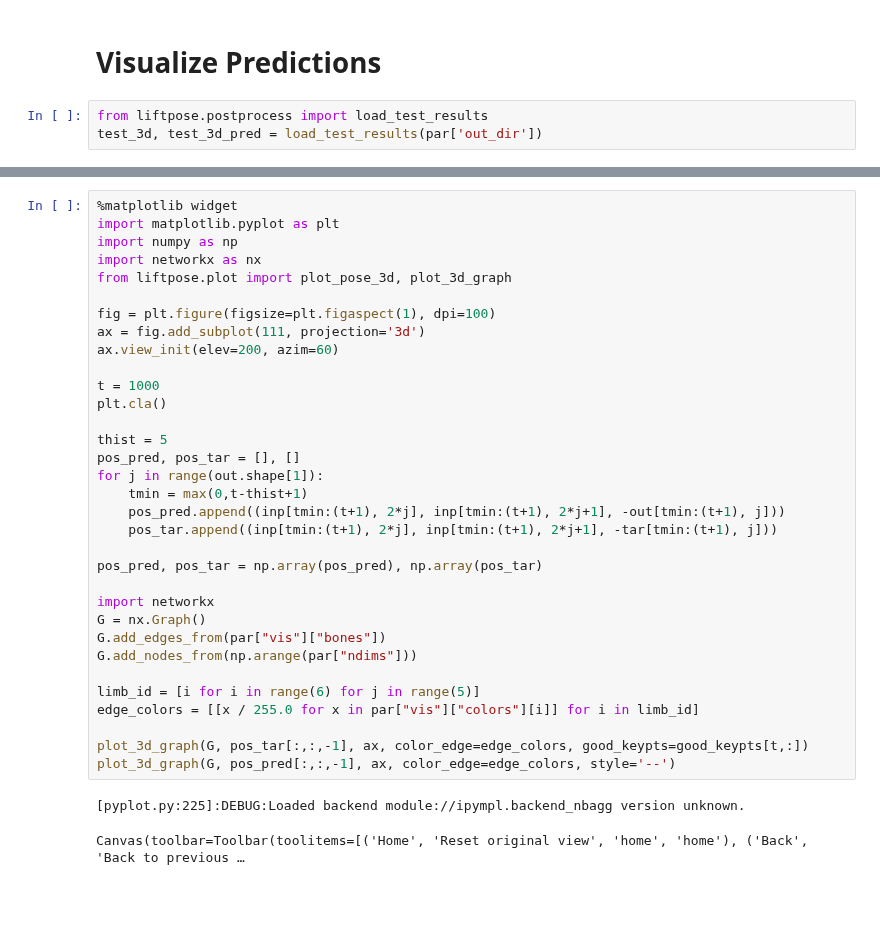
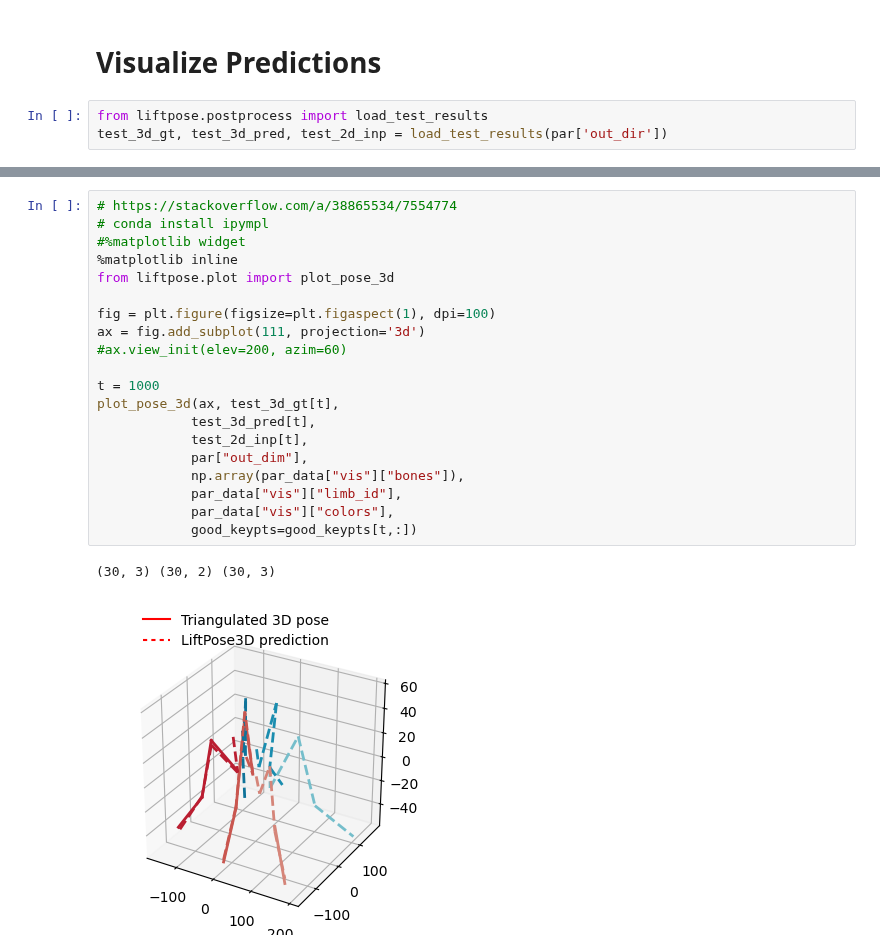
Before and after one commit to NeLy-EPFL/LiftPose3D, a Jupyter notebook: examples/fly_prism/fly_prism.ipynb, the cells around one changed output, grey strips where cells are left out. Drawn from its saved outputs; the diff is of its cells as text; blank space fills up the shorter version.

```diff
--- a/examples/fly_prism/fly_prism.ipynb
+++ b/examples/fly_prism/fly_prism.ipynb
@@ -73,4 +82,4 @@ lp3d_test(par['out_dir'])
 # Visualize Predictions
 # %%
 from liftpose.postprocess import load_test_results
-test_3d, test_3d_pred = load_test_results(par['out_dir'])
+test_3d_gt, test_3d_pred, test_2d_inp = load_test_results(par['out_dir'])
@@ -112,36 +86,23 @@ inp += inp_offset
-# %%
-%matplotlib widget
-import matplotlib.pyplot as plt
-import numpy as np
-import networkx as nx
-from liftpose.plot import plot_pose_3d, plot_3d_graph
-
-fig = plt.figure(figsize=plt.figaspect(1), dpi=100)
-ax = fig.add_subplot(111, projection='3d')
-ax.view_init(elev=200, azim=60)
-
-t = 1000
-plt.cla()
-
-thist = 5
-pos_pred, pos_tar = [], []
-for j in range(out.shape[1]):
-    tmin = max(0,t-thist+1)
-    pos_pred.append((inp[tmin:(t+1), 2*j], inp[tmin:(t+1), 2*j+1], -out[tmin:(t+1), j]))
-    pos_tar.append((inp[tmin:(t+1), 2*j], inp[tmin:(t+1), 2*j+1], -tar[tmin:(t+1), j]))
-
-pos_pred, pos_tar = np.array(pos_pred), np.array(pos_tar)
-
-import networkx
-G = nx.Graph()
-G.add_edges_from(par["vis"]["bones"])
-G.add_nodes_from(np.arange(par["ndims"]))
-
-limb_id = [i for i in range(6) for j in range(5)]
-edge_colors = [[x / 255.0 for x in par["vis"]["colors"][i]] for i in limb_id]
-
-plot_3d_graph(G, pos_tar[:,:,-1], ax, color_edge=edge_colors, good_keypts=good_keypts[t,:])
-plot_3d_graph(G, pos_pred[:,:,-1], ax, color_edge=edge_colors, style='--')
-# %% [output]
-[pyplot.py:225]:DEBUG:Loaded backend module://ipympl.backend_nbagg version unknown.
-Canvas(toolbar=Toolbar(toolitems=[('Home', 'Reset original view', 'home', 'home'), ('Back', 'Back to previous …
+# %%
+# https://stackoverflow.com/a/38865534/7554774
+# conda install ipympl
+#%matplotlib widget
+%matplotlib inline
+from liftpose.plot import plot_pose_3d
+
+fig = plt.figure(figsize=plt.figaspect(1), dpi=100)
+ax = fig.add_subplot(111, projection='3d')
+#ax.view_init(elev=200, azim=60)
+
+t = 1000
+plot_pose_3d(ax, test_3d_gt[t],
+            test_3d_pred[t],
+            test_2d_inp[t],
+            par["out_dim"],
+            np.array(par_data["vis"]["bones"]),
+            par_data["vis"]["limb_id"],
+            par_data["vis"]["colors"],
+            good_keypts=good_keypts[t,:])
+# %% [output]
+(30, 3) (30, 2) (30, 3)
+[figure, added]
```
Also changed, not shown: parts of 5 cells of this notebook, 7 other files.
